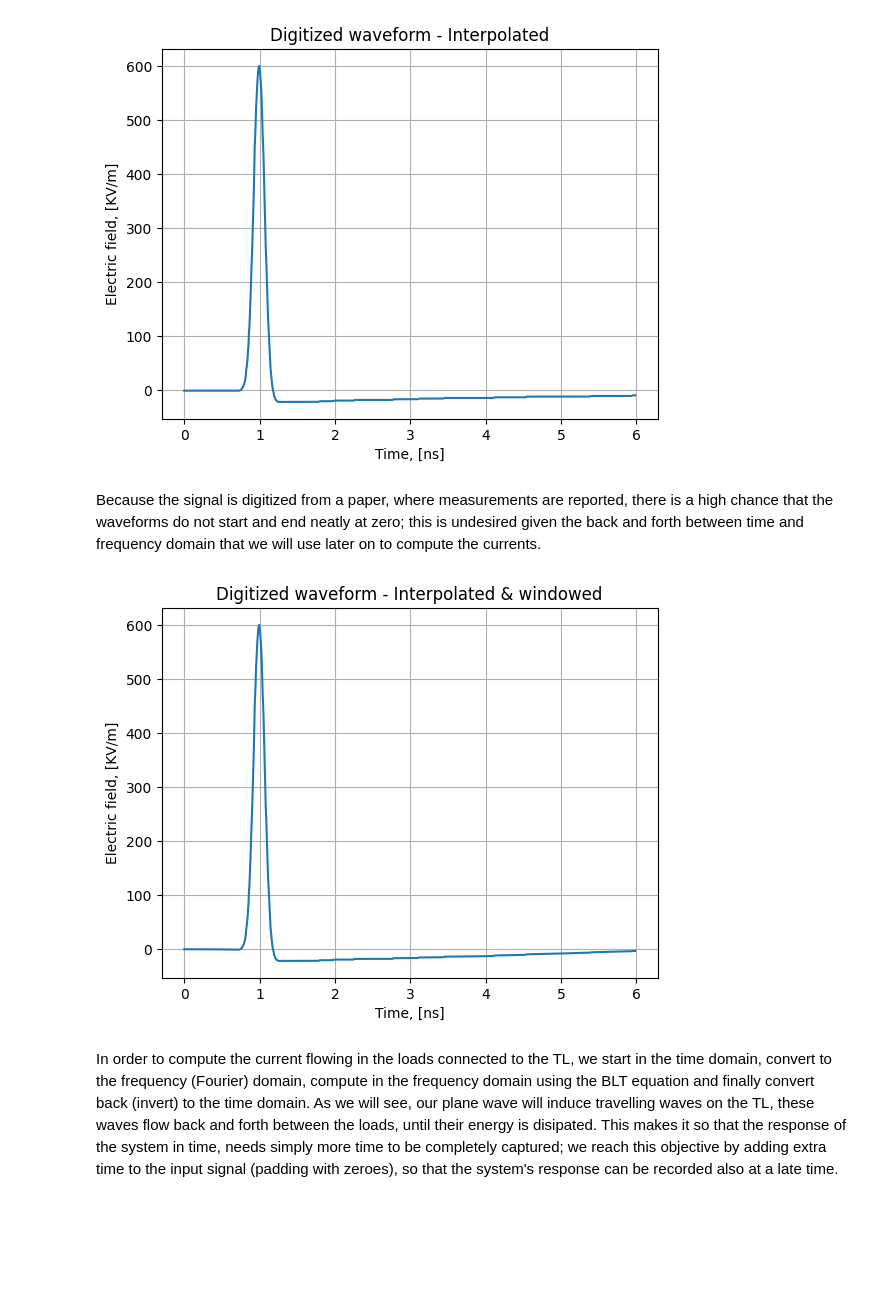
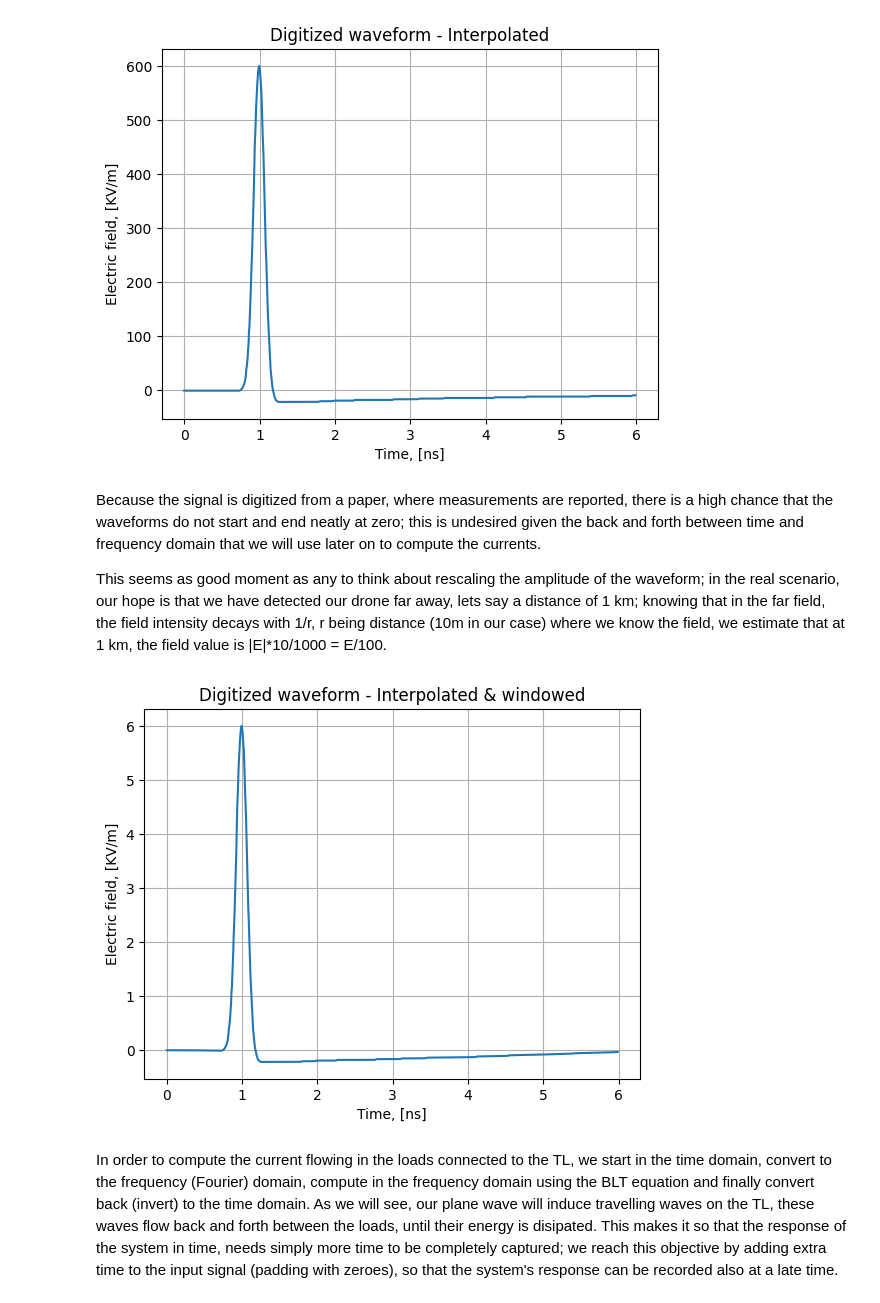
Before and after one commit to deweatherman/BLT_Equation_Time_Domain_Application, a Jupyter notebook: basicTestsTesche.ipynb, the cells around one changed output. Saved outputs shown, nothing was run; the diff lists cells and outputs as text; code cells hidden in the pictures; blank space fills up the shorter version.

```diff
--- a/basicTestsTesche.ipynb
+++ b/basicTestsTesche.ipynb
@@ -171,25 +171,27 @@ plt.grid(True)
 [figure]
 # %% [markdown]
 Because the signal is digitized from a paper, where measurements are reported, there is a high chance that the waveforms do not start and end neatly at zero; this is undesired given the back and forth between time and frequency domain that we will use later on to compute the currents.
+
+This seems as good moment as any to think about rescaling the amplitude of the waveform; in the real scenario, our hope is that we have detected our drone far away, lets say a distance of 1 km; knowing that in the far field, the field intensity decays with 1/r, r being distance (10m in our case) where we know the field, we estimate that at 1 km, the field value is |E|*10/1000 = E/100.
 # %%
 # Windowing digitized signal:
 #ta-tb = FWHM
 #td = 10 to 90 % rise-time
 #tf = 90 to 10 % fall-time"""
 
 ta = 5.5e-9
 tb = 0.5e-9
 td = 0.25e-9
 tf = 3e-9
 
-E_volt_interp_w = E_volt_interp*Waveform_basics.uerf(time_s_interp,ta,tb,td,tf) # in case windowing is necessary
+E_volt_interp_w = (1/100)*E_volt_interp*Waveform_basics.uerf(time_s_interp,ta,tb,td,tf) # in case windowing is necessary
 plt.plot(time_s_interp/(1e-9) , E_volt_interp_w/(1e3))
 plt.xlabel('Time, [ns]')
 plt.ylabel('Electric field, [KV/m]')
 plt.title('Digitized waveform - Interpolated & windowed')
 plt.grid(True)
 # %% [output]
-[figure, old version]
+[figure, new version]
 # %% [markdown]
 In order to compute the current flowing in the loads connected to the TL, we start in the time domain, convert to the frequency (Fourier) domain, compute in the frequency domain using the BLT equation and finally convert back (invert) to the time domain. As we will see, our plane wave will induce travelling waves on the TL, these waves flow back and forth between the loads, until their energy is disipated. This makes it so that the response of the system in time, needs simply more time to be completely captured; we reach this objective by adding extra time to the input signal (padding with zeroes), so that the system's response can be recorded also at a late time.
 # %%
```
Also changed, not shown: parts of 6 cells of this notebook, 1 other file.
